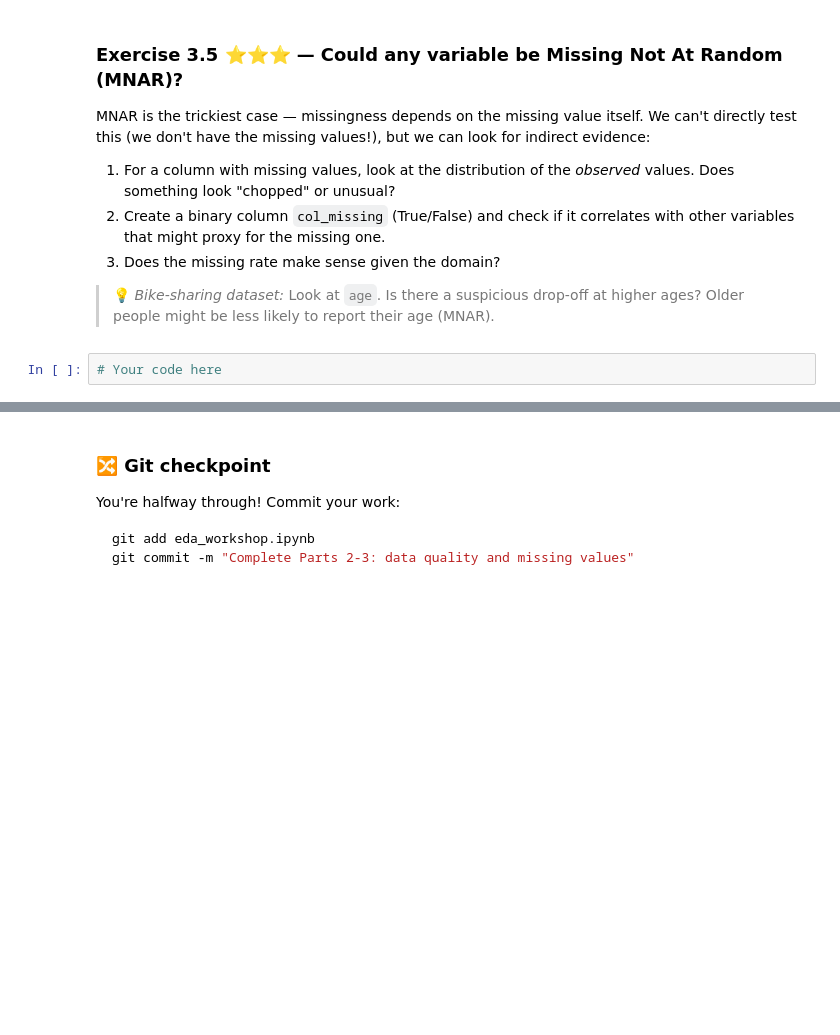
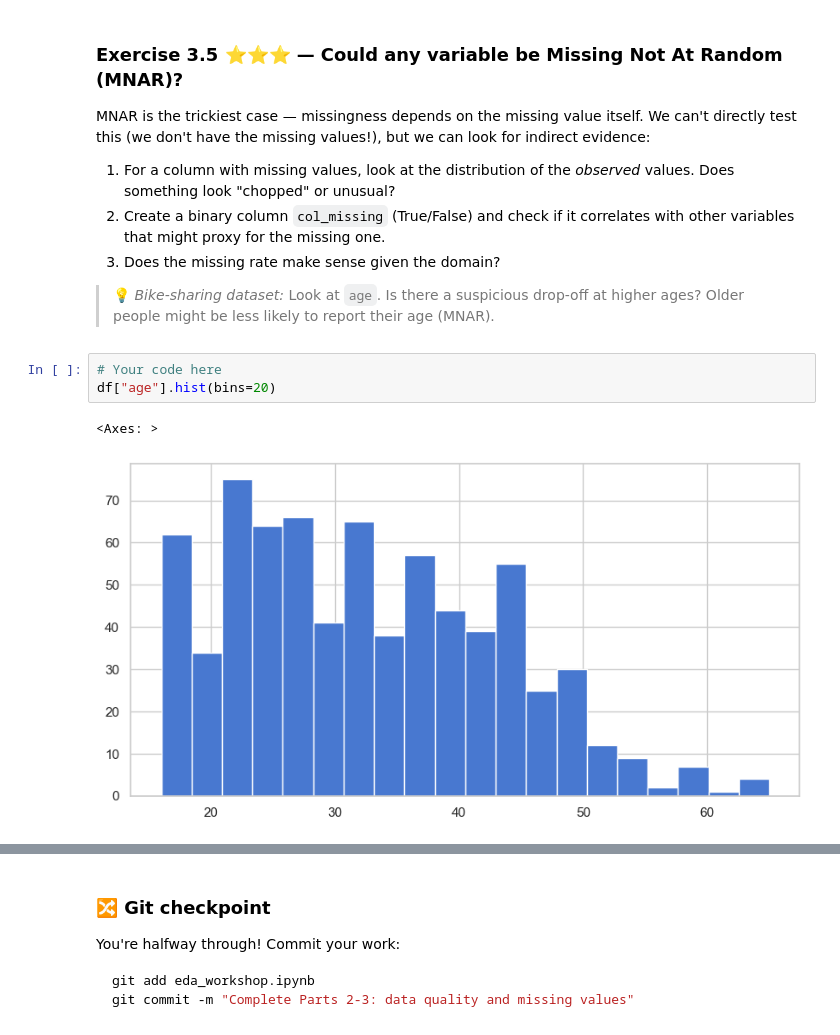
Before and after one commit to albinaronsson1/Workshop-EDA, a Jupyter notebook: eda_workshop.ipynb, the cells around one changed output, grey strips where cells are left out. Saved outputs shown, nothing was run; the diff lists cells and outputs as text; blank space fills up the shorter version.

```diff
--- a/eda_workshop.ipynb
+++ b/eda_workshop.ipynb
@@ -397,3 +568,7 @@ MNAR is the trickiest case — missingness depends on the missing value itself.
 > 💡 *Bike-sharing dataset:* Look at `age`. Is there a suspicious drop-off at higher ages? Older people might be less likely to report their age (MNAR).
 # %%
 # Your code here
+df["age"].hist(bins=20)
+# %% [output]
+<Axes: >
+[figure, added]
```
Also changed, not shown: parts of 31 cells of this notebook.
